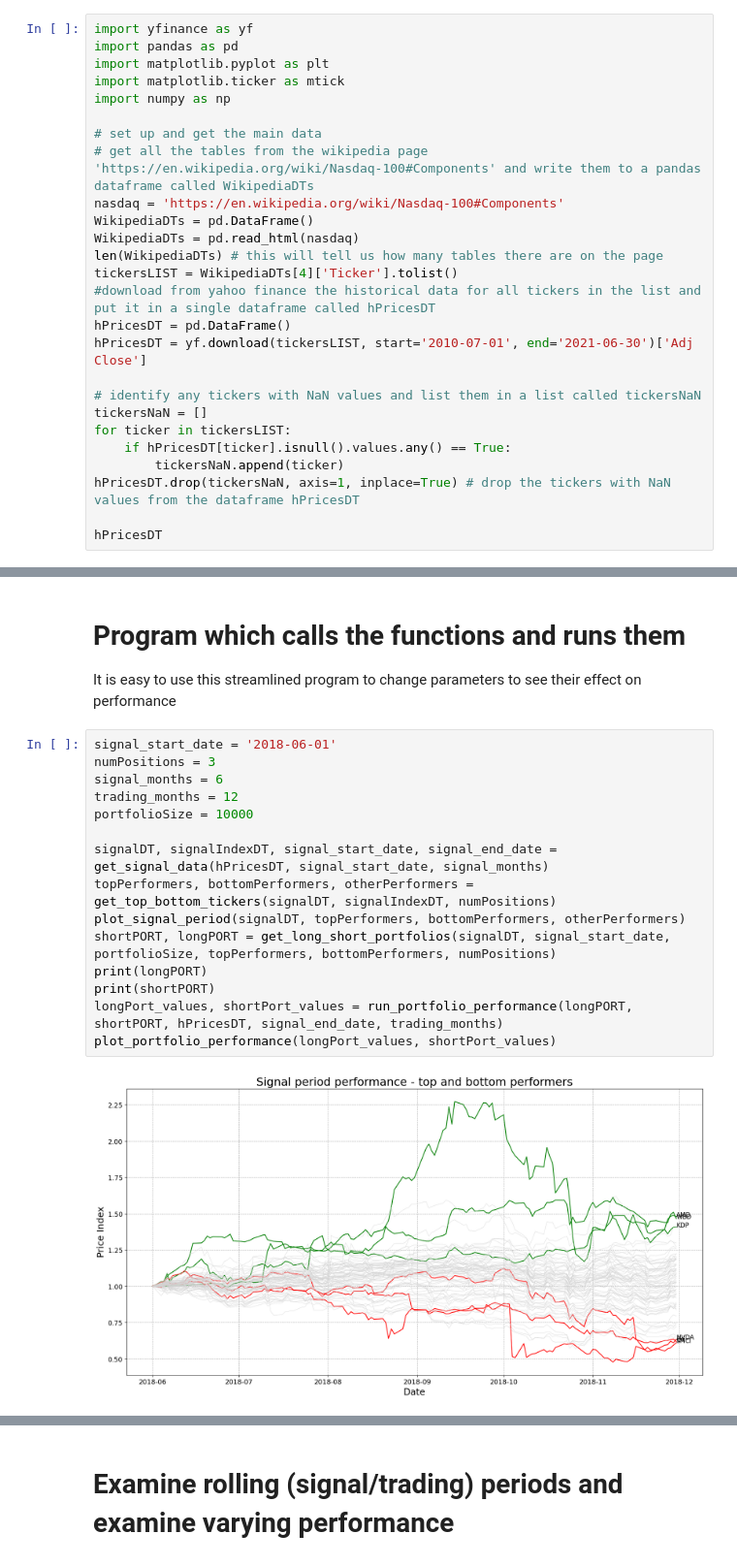
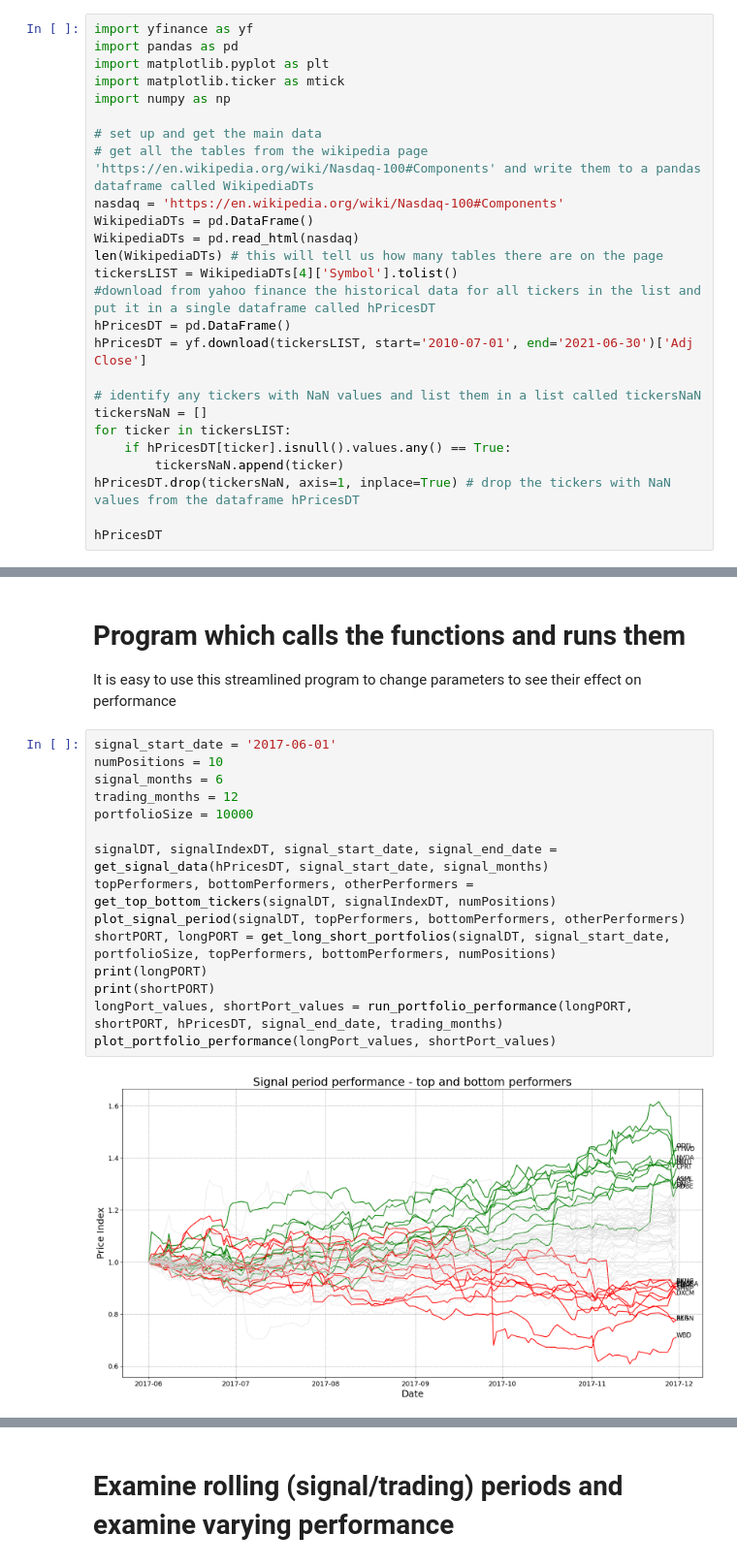
Before and after one commit to howesrichard/CodeFinModUQ, a Jupyter notebook: momentum_looped_RH.ipynb, the cells around one changed output, grey strips where cells are left out. Shown at 97% size. Drawn from its saved outputs; the diff is of its cells as text.

```diff
--- a/momentum_looped_RH.ipynb
+++ b/momentum_looped_RH.ipynb
@@ -16,7 +16,7 @@ nasdaq = 'https://en.wikipedia.org/wiki/Nasdaq-100#Components'
 WikipediaDTs = pd.DataFrame()
 WikipediaDTs = pd.read_html(nasdaq)
 len(WikipediaDTs) # this will tell us how many tables there are on the page
-tickersLIST = WikipediaDTs[4]['Ticker'].tolist()
+tickersLIST = WikipediaDTs[4]['Symbol'].tolist()
 #download from yahoo finance the historical data for all tickers in the list and put it in a single dataframe called hPricesDT
 hPricesDT = pd.DataFrame()
 hPricesDT = yf.download(tickersLIST, start='2010-07-01', end='2021-06-30')['Adj Close']
@@ -169,21 +169,21 @@ def plot_portfolio_performance(longPort_values, shortPort_values):
 
 It is easy to use this streamlined program to change parameters to see their effect on performance
 # %%
-signal_start_date = '2018-06-01'
-numPositions = 3
+signal_start_date = '2017-06-01'
+numPositions = 10
 signal_months = 6
 trading_months = 12
 portfolioSize = 10000
 
 signalDT, signalIndexDT, signal_start_date, signal_end_date = get_signal_data(hPricesDT, signal_start_date, signal_months)
 topPerformers, bottomPerformers, otherPerformers = get_top_bottom_tickers(signalDT, signalIndexDT, numPositions)
 plot_signal_period(signalDT, topPerformers, bottomPerformers, otherPerformers)
 shortPORT, longPORT = get_long_short_portfolios(signalDT, signal_start_date, portfolioSize, topPerformers, bottomPerformers, numPositions)
 print(longPORT)
 print(shortPORT)
 longPort_values, shortPort_values = run_portfolio_performance(longPORT, shortPORT, hPricesDT, signal_end_date, trading_months)
 plot_portfolio_performance(longPort_values, shortPort_values)
 # %% [output]
-[figure, old version]
+[figure, new version]
 Top performing tickers:
 Ticker
```
Also changed, not shown: parts of 4 cells of this notebook, 1 other file.
